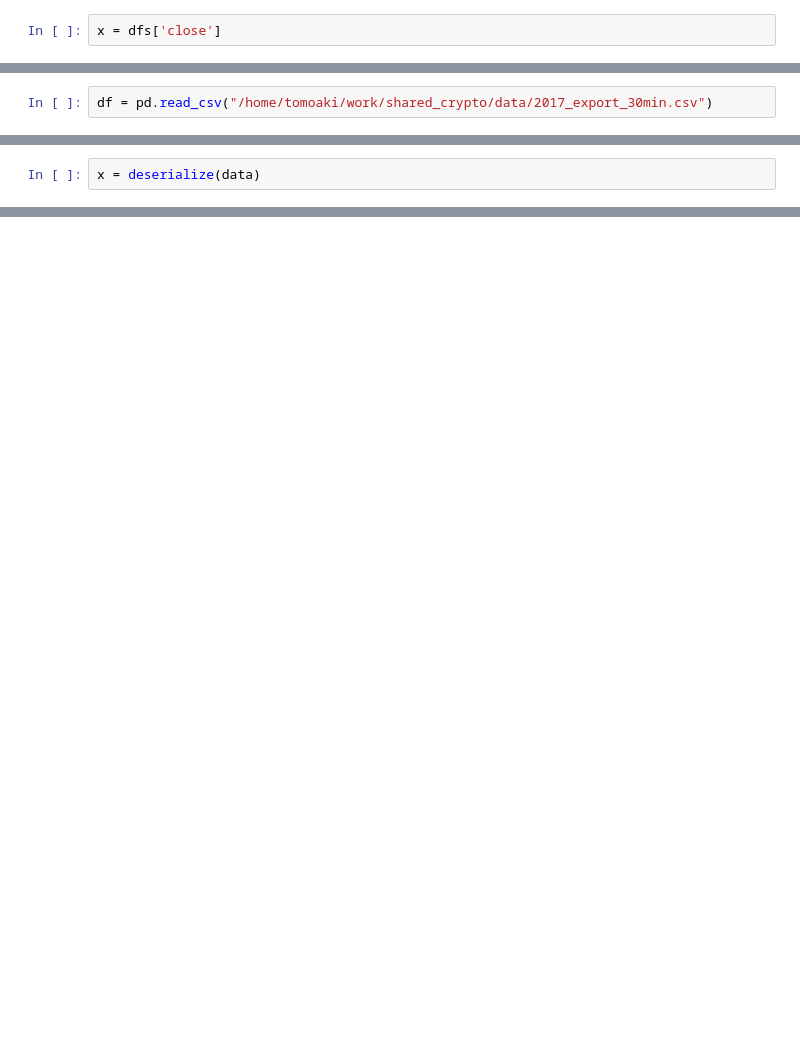
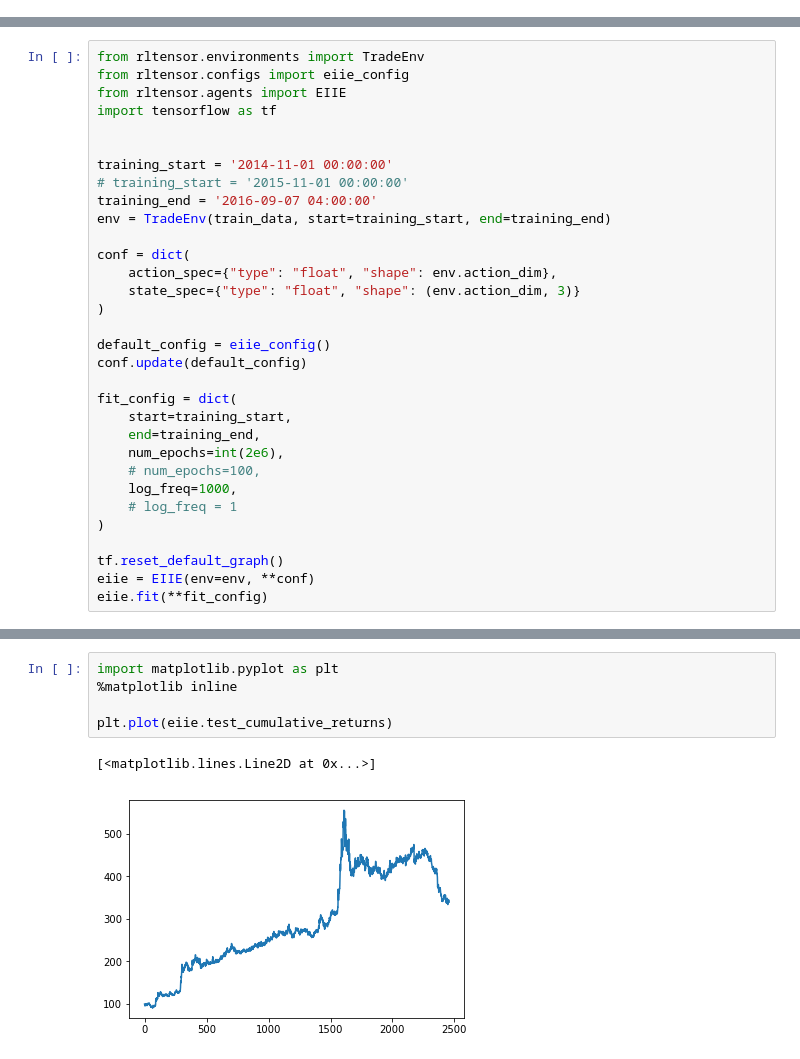
Before and after one commit to jjakimoto/Development, a Jupyter notebook: cryptocurrency/RL.ipynb, the cells around one changed output, grey strips where cells are left out. Cells and saved outputs as stored; diff of their text form; blank space fills up the shorter version.

```diff
--- a/cryptocurrency/RL.ipynb
+++ b/cryptocurrency/RL.ipynb
@@ -124,2 +0,0 @@ for symbol, val in data.items():
-# %%
-x = dfs['close']
@@ -245,2 +0,0 @@ import pandas as pd
-# %%
-df = pd.read_csv("/home/tomoaki/work/shared_crypto/data/2017_export_30min.csv")
@@ -365,2 +0,0 @@ data
-# %%
-x = deserialize(data)
@@ -370,0 +24,32 @@ x.__dict__
+# %%
+from rltensor.environments import TradeEnv
+from rltensor.configs import eiie_config
+from rltensor.agents import EIIE
+import tensorflow as tf
+
+
+training_start = '2014-11-01 00:00:00'
+# training_start = '2015-11-01 00:00:00'
+training_end = '2016-09-07 04:00:00'
+env = TradeEnv(train_data, start=training_start, end=training_end)
+
+conf = dict(
+    action_spec={"type": "float", "shape": env.action_dim},
+    state_spec={"type": "float", "shape": (env.action_dim, 3)}
+)
+
+default_config = eiie_config()
+conf.update(default_config)
+
+fit_config = dict(
+    start=training_start,
+    end=training_end,
+    num_epochs=int(2e6),
+    # num_epochs=100,
+    log_freq=1000,
+    # log_freq = 1
+)
+
+tf.reset_default_graph()
+eiie = EIIE(env=env, **conf)
+eiie.fit(**fit_config)
@@ -370,0 +76,8 @@ x.__dict__
+# %%
+import matplotlib.pyplot as plt
+%matplotlib inline
+
+plt.plot(eiie.test_cumulative_returns)
+# %% [output]
+[<matplotlib.lines.Line2D at 0x...>]
+[figure, added]
```
Also changed, not shown: parts of 47 cells of this notebook, 2 other files.
